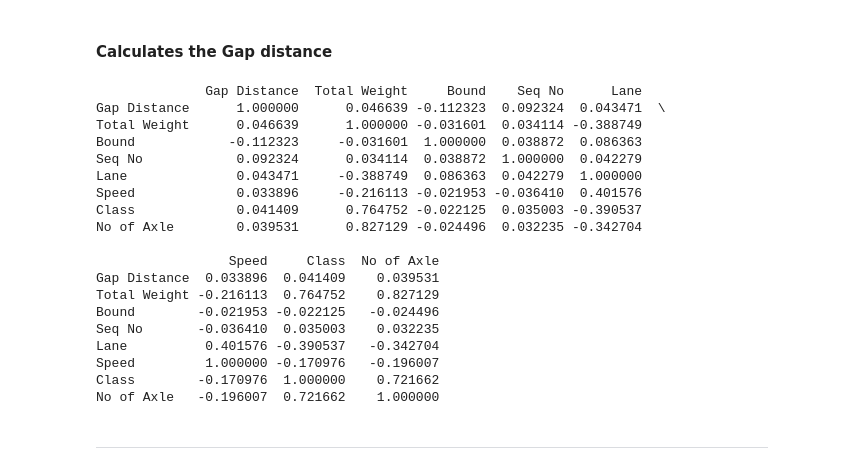
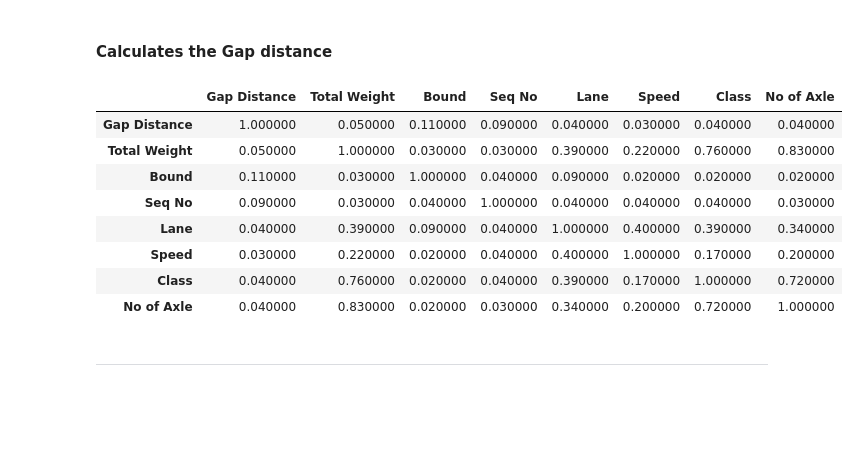
Before and after one commit to felixthe-cat/Personal_Projects, a Jupyter notebook: Final_Year_Project/Data_handle.ipynb, the cells around one changed output. Drawn from its saved outputs; the diff is of its cells as text; code cells hidden in the pictures; blank space fills up the shorter version.

```diff
--- a/Final_Year_Project/Data_handle.ipynb
+++ b/Final_Year_Project/Data_handle.ipynb
@@ -87,30 +87,34 @@ all_data.loc[not_filter2, 'Gap Distance'] = pd.NA
 
 cols = ['Gap Distance']
 all_data.loc[:,cols] = all_data.loc[:,cols].bfill()
-# %%
-subset = all_data.drop(columns=['Date + Time','Date']).loc[:,:'No of Axle']
-Weight_Gap_Corr = subset.corr()
-print(Weight_Gap_Corr)
-# %% [output]
-              Gap Distance  Total Weight     Bound    Seq No      Lane
-Gap Distance      1.000000      0.046639 -0.112323  0.092324  0.043471  \
-Total Weight      0.046639      1.000000 -0.031601  0.034114 -0.388749
-Bound            -0.112323     -0.031601  1.000000  0.038872  0.086363
-Seq No            0.092324      0.034114  0.038872  1.000000  0.042279
-Lane              0.043471     -0.388749  0.086363  0.042279  1.000000
-Speed             0.033896     -0.216113 -0.021953 -0.036410  0.401576
-Class             0.041409      0.764752 -0.022125  0.035003 -0.390537
-No of Axle        0.039531      0.827129 -0.024496  0.032235 -0.342704
-
-                 Speed     Class  No of Axle
-Gap Distance  0.033896  0.041409    0.039531
-Total Weight -0.216113  0.764752    0.827129
-Bound        -0.021953 -0.022125   -0.024496
-Seq No       -0.036410  0.035003    0.032235
-Lane          0.401576 -0.390537   -0.342704
-Speed         1.000000 -0.170976   -0.196007
-Class        -0.170976  1.000000    0.721662
-No of Axle   -0.196007  0.721662    1.000000
+# %%
+subset = all_data.drop(columns=['Date + Time','Date']).loc[:,:'No of Axle']
+Weight_Gap_Corr = subset.corr().round(2)
+Weight_Gap_Corr = Weight_Gap_Corr.abs()
+
+def highlight_greater_than_7(val):
+    """
+    Takes a scalar and returns a string with
+    the css property 'background-color: yellow' for
+    values greater than 80, black otherwise.
+    """
+    color = 'green' if float(val) >= 0.7 else 'grey'
+    return f'background-color: {color}'
+
+Weight_Gap_Corr = Weight_Gap_Corr.style.applymap(highlight_greater_than_7)
+
+
+Weight_Gap_Corr
+# %% [output]
+|  | Gap Distance | Total Weight | Bound | Seq No | Lane | Speed | Class | No of Axle |
+| Gap Distance | 1.000000 | 0.050000 | 0.110000 | 0.090000 | 0.040000 | 0.030000 | 0.040000 | 0.040000 |
+| Total Weight | 0.050000 | 1.000000 | 0.030000 | 0.030000 | 0.390000 | 0.220000 | 0.760000 | 0.830000 |
+| Bound | 0.110000 | 0.030000 | 1.000000 | 0.040000 | 0.090000 | 0.020000 | 0.020000 | 0.020000 |
+| Seq No | 0.090000 | 0.030000 | 0.040000 | 1.000000 | 0.040000 | 0.040000 | 0.040000 | 0.030000 |
+| Lane | 0.040000 | 0.390000 | 0.090000 | 0.040000 | 1.000000 | 0.400000 | 0.390000 | 0.340000 |
+| Speed | 0.030000 | 0.220000 | 0.020000 | 0.040000 | 0.400000 | 1.000000 | 0.170000 | 0.200000 |
+| Class | 0.040000 | 0.760000 | 0.020000 | 0.040000 | 0.390000 | 0.170000 | 1.000000 | 0.720000 |
+| No of Axle | 0.040000 | 0.830000 | 0.020000 | 0.030000 | 0.340000 | 0.200000 | 0.720000 | 1.000000 |
 # %% [markdown]
 -------
 # %% [markdown]
```
Also changed, not shown: parts of 15 cells of this notebook, 2 other files.
